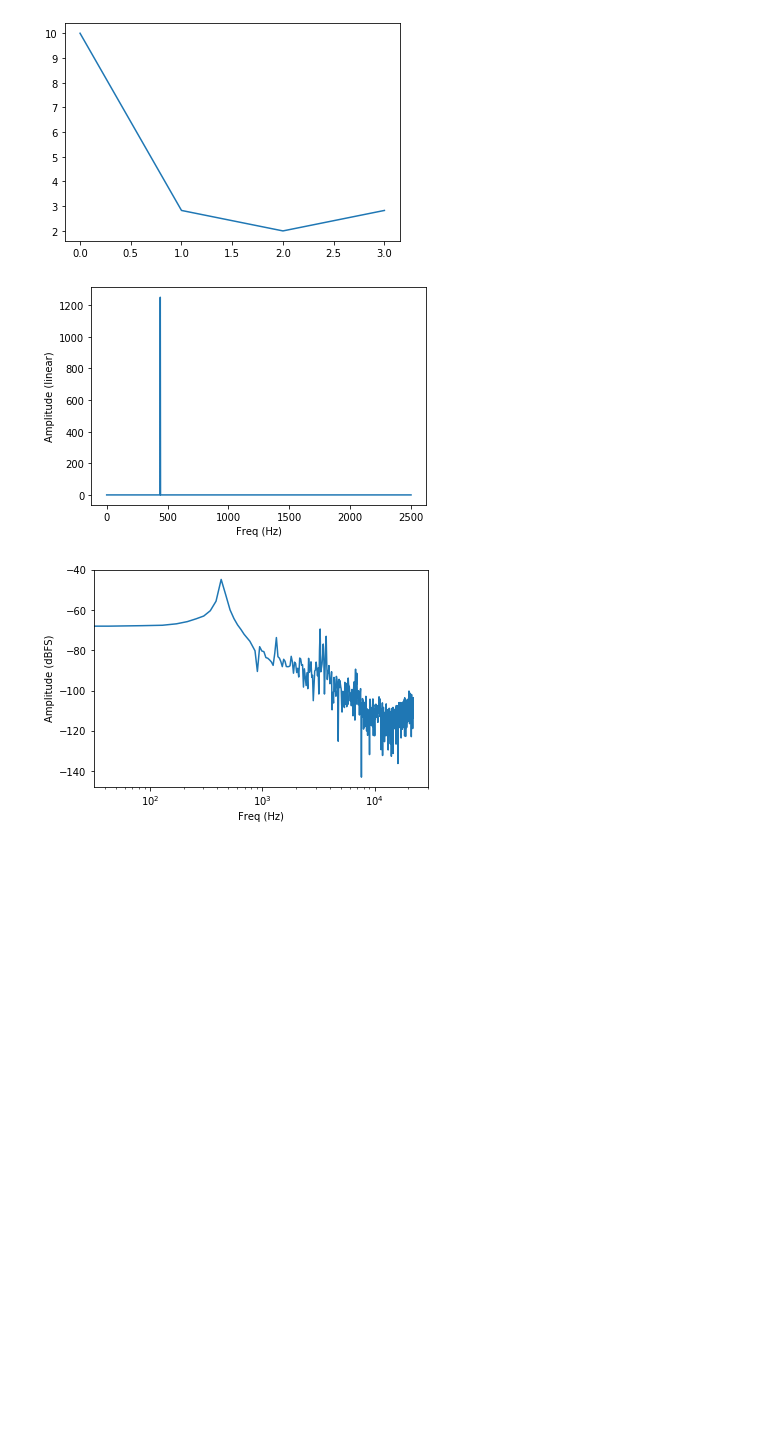
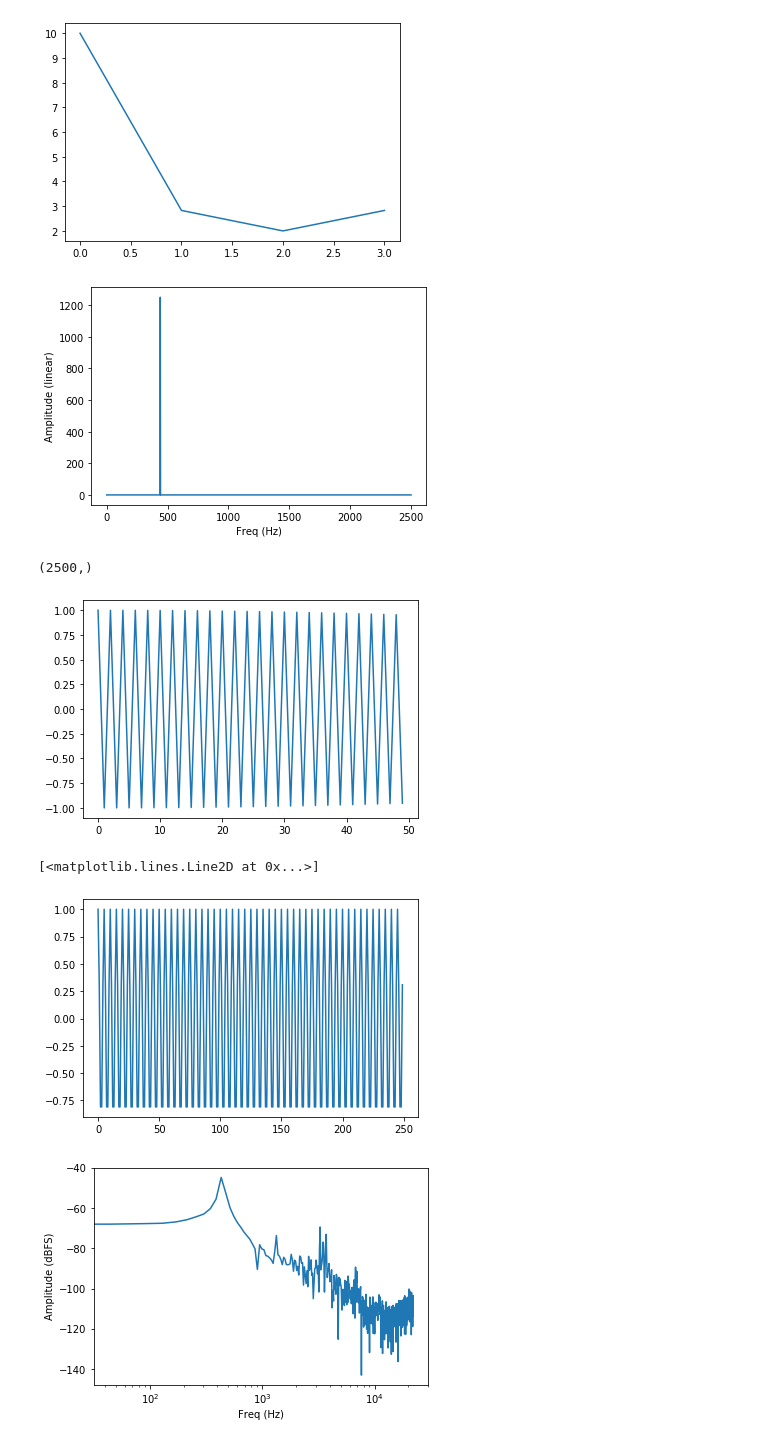
Before and after one commit to csteinmetz1/sms-tools, a Jupyter notebook: workspace/E2-Steinmetz.ipynb, the cells around one changed output. Drawn from its saved outputs; the diff is of its cells as text; code cells hidden in the pictures; blank space fills up the shorter version.

Commit message:
something further investigation of the sine signal

```diff
--- a/workspace/E2-Steinmetz.ipynb
+++ b/workspace/E2-Steinmetz.ipynb
@@ -254,7 +254,7 @@ t   = 0.5    # seconds
 x     = gen_sine(A, f, phi, fs, t)
 N     = x.shape[0]
 magX  = gen_mag_spec(x)
-freqz = np.arange(0,N/2) * (fs/2)/((N/2)-1)
+freqz = np.arange(0,N/2) * (fs/(N-1))
 
 plt.plot(freqz, magX[0:N//2])
 plt.xlabel('Freq (Hz)')
@@ -262,6 +262,19 @@ plt.ylabel('Amplitude (linear)')
 plt.show()
 # %% [output]
 [figure]
+(2500,)
+# %%
+tv = np.arange(0, 0.25, 1/1000) # time vector in seconds
+x = np.cos(2 * np.pi * 499.0 * tv)
+plt.plot(x[:50])
+plt.show()
+
+y = gen_sine(1.0, 200.0, 0.0, 1000, 0.25)
+plt.plot(y)
+# %% [output]
+[figure, added]
+[<matplotlib.lines.Line2D at 0x...>]
+[figure, added]
 # %%
 # let's look at one of the audio files
 import sys
```
